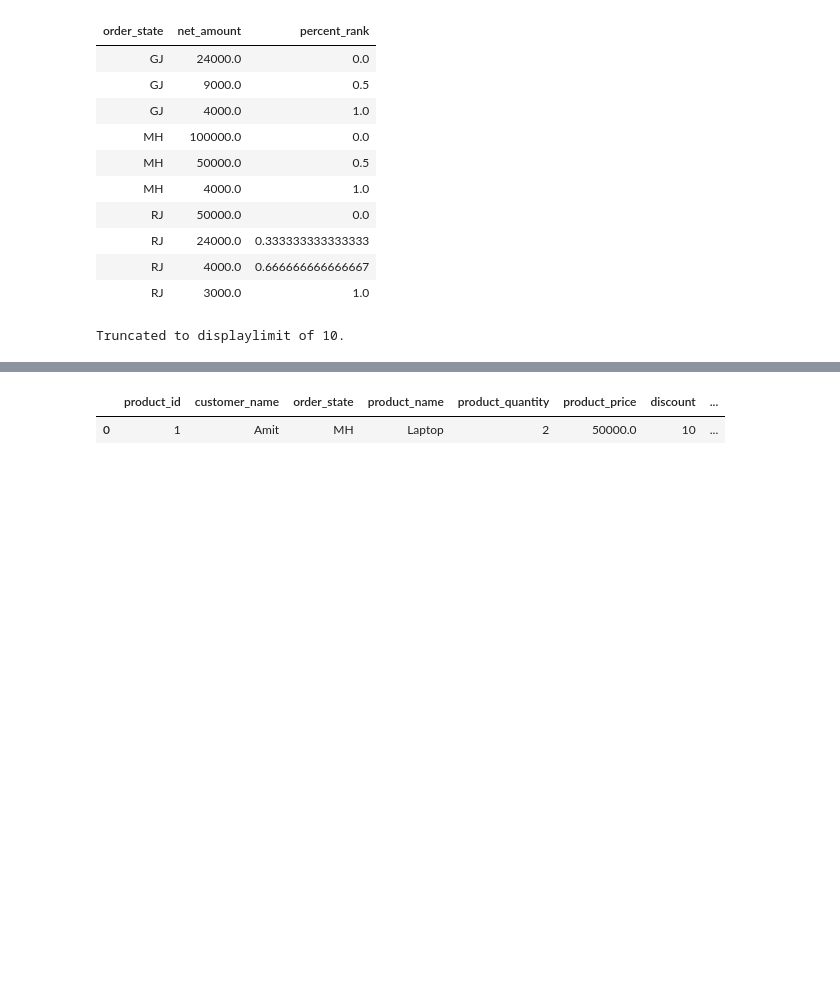
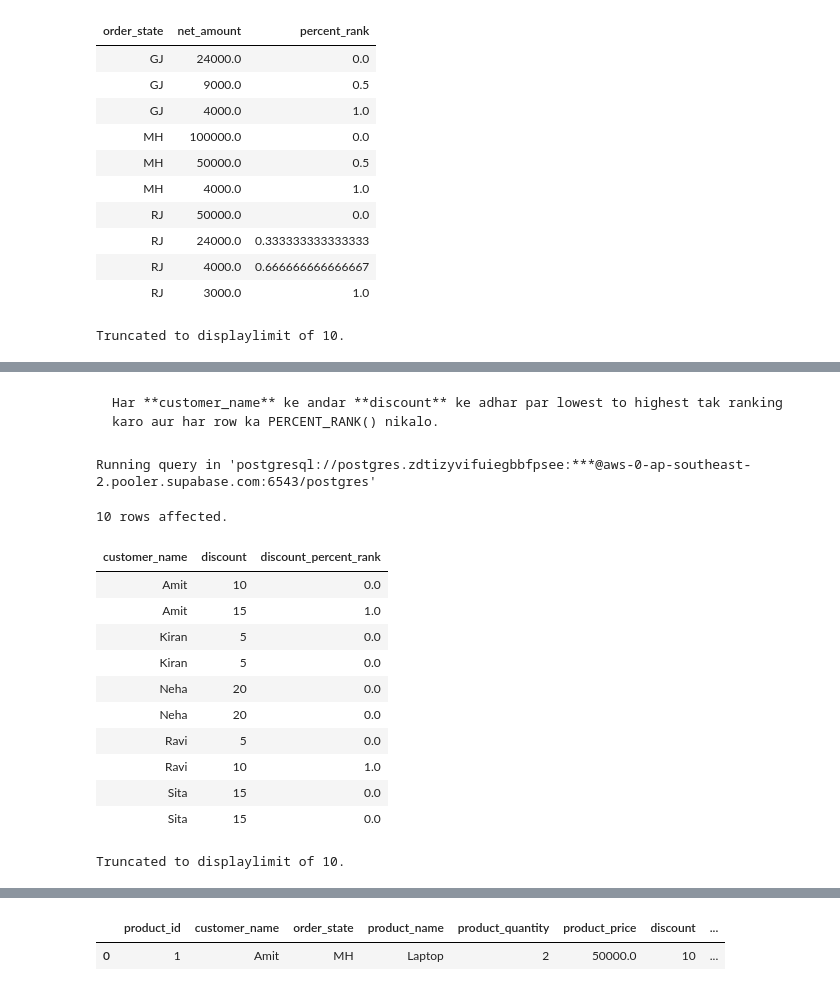
Before and after one commit to umesh-creates/sql_pandas_exercise_and_notes, a Jupyter notebook: percent_rank_window_function.ipynb, the cells around one changed output, grey strips where cells are left out. Cells and saved outputs as stored; diff of their text form; code cells hidden in the pictures; blank space fills up the shorter version.

```diff
--- a/percent_rank_window_function.ipynb
+++ b/percent_rank_window_function.ipynb
@@ -147,0 +156,26 @@ products[
+# %% [markdown]
+<pre>Har **customer_name** ke andar **discount** ke adhar par lowest to highest tak ranking karo aur har row ka PERCENT_RANK() nikalo.</pre>
+# %%
+%%sql
+SELECT customer_name, discount,
+PERCENT_RANK()
+OVER(
+    PARTITION BY customer_name
+    ORDER BY discount ASC
+) AS discount_percent_rank
+FROM products01;
+# %% [output]
+Running query in 'postgresql://postgres.zdtizyvifuiegbbfpsee:***@aws-0-ap-southeast-2.pooler.supabase.com:6543/postgres'
+10 rows affected.
+| customer_name | discount | discount_percent_rank |
+| Amit | 10 | 0.0 |
+| Amit | 15 | 1.0 |
+| Kiran | 5 | 0.0 |
+| Kiran | 5 | 0.0 |
+| Neha | 20 | 0.0 |
+| Neha | 20 | 0.0 |
+| Ravi | 5 | 0.0 |
+| Ravi | 10 | 1.0 |
+| Sita | 15 | 0.0 |
+| Sita | 15 | 0.0 |
+Truncated to displaylimit of 10.
```
Also changed, not shown: parts of 6 cells of this notebook.
